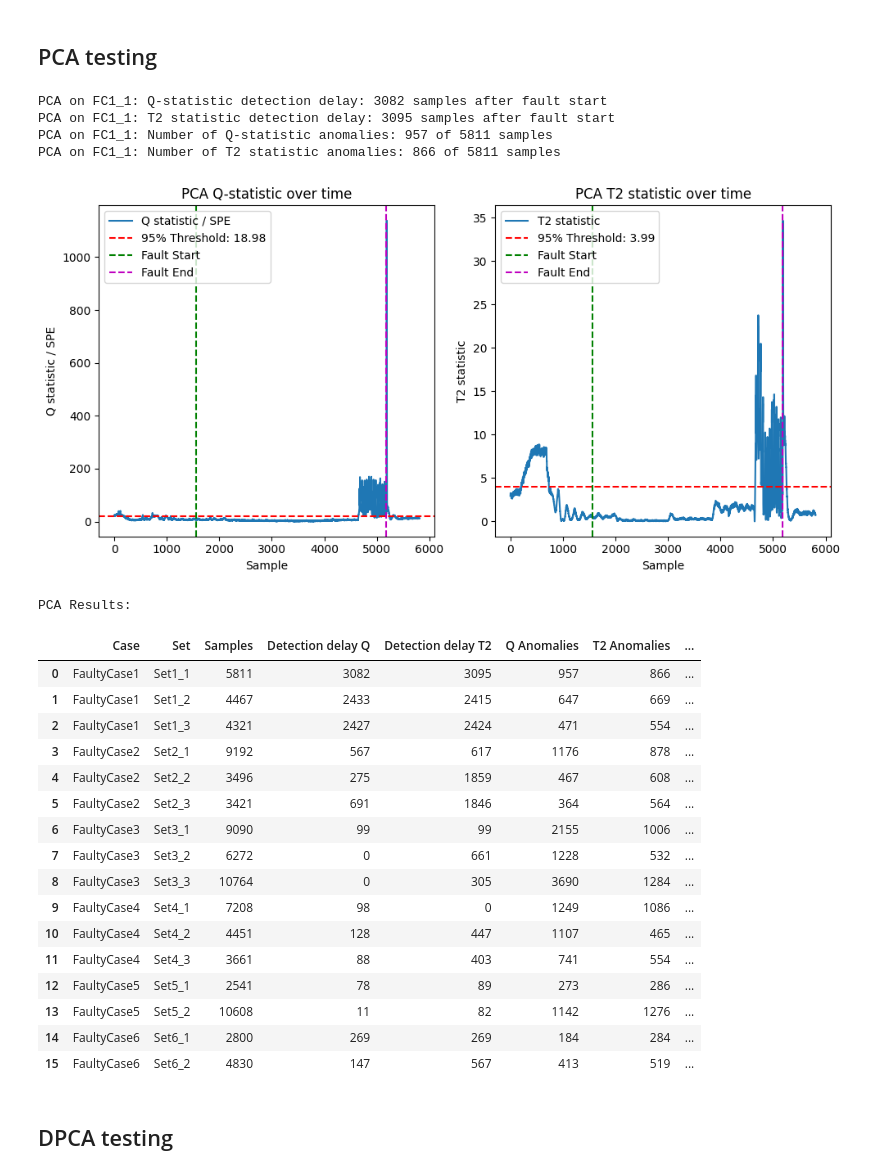
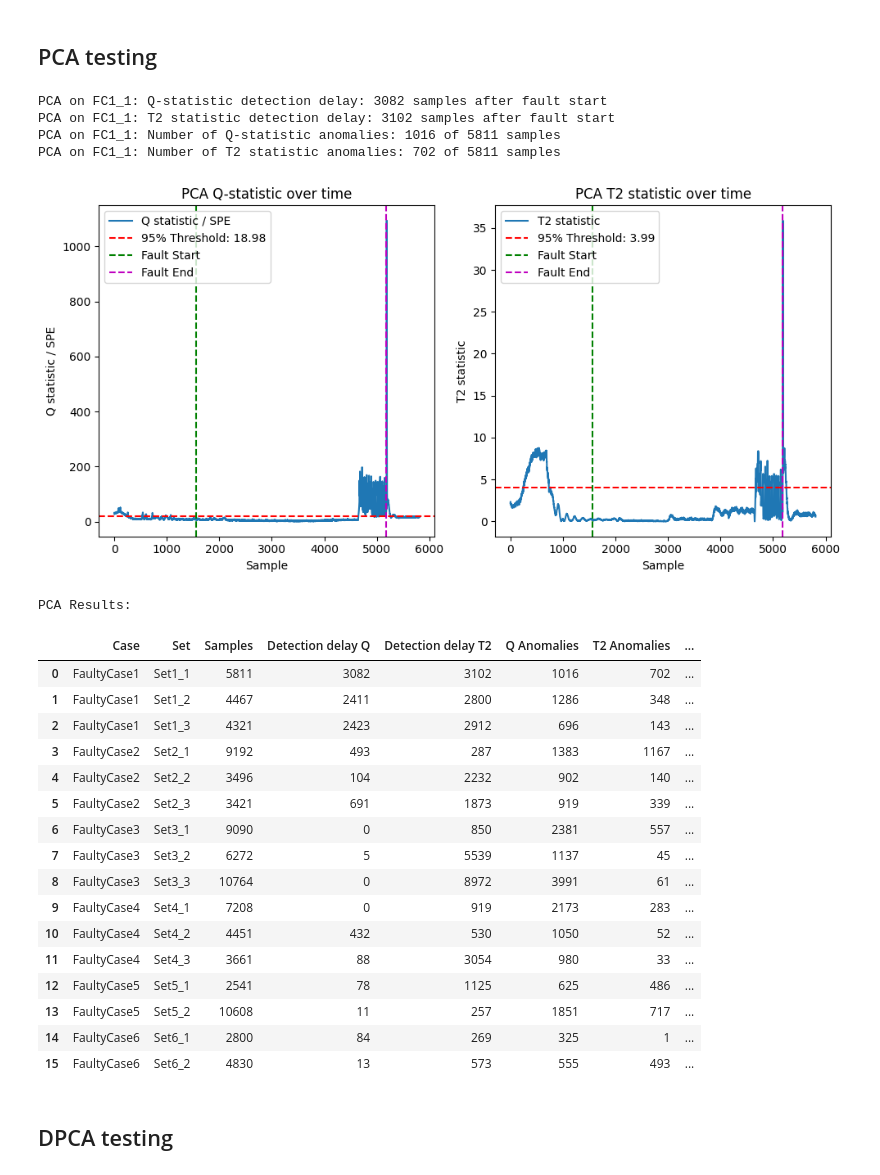
Before and after one commit to PeterAndersen-sdu/Fault-detection-project, a Jupyter notebook: main.ipynb, the cells around one changed output. Cells and saved outputs as stored; diff of their text form; code cells hidden in the pictures.

```diff
--- a/main.ipynb
+++ b/main.ipynb
@@ -137,12 +139,12 @@ Since X has been reduced down to 2 "features" in Z, that makes us able to plot t
 
 # Q-statistic
 from fdd.statistics import q_statistic
-q_train_pca = q_statistic(X, Z_pca)
+q_train_pca = q_statistic(X, Z_pca, pca_model)
 threshold_q_pca = np.percentile(q_train_pca, 95)
 
 # Hotteling's T2 statistic
 from fdd.statistics import t2_statistic
-t2_train_pca = t2_statistic(Z_pca)
+t2_train_pca = t2_statistic(Z_pca, pca_model)
 threshold_t2_pca = np.percentile(t2_train_pca, 95)
 
 # Plot Q-statistic and T2 statistic over time with thresholds
@@ -441,8 +443,8 @@ Shewhart Results:
 # A single test on FaultyCase1 Set1_1
 PCA_X_FC1_1 = fc_sets[0]['Set1_1'].sensors
 PCA_Z_FC1_1 = pca_transform(PCA_X_FC1_1, pca_model)
-PCA_q_FC1_1 = q_statistic(PCA_X_FC1_1, PCA_Z_FC1_1)
-PCA_t2_FC1_1 = t2_statistic(PCA_Z_FC1_1)
+PCA_q_FC1_1 = q_statistic(PCA_X_FC1_1, PCA_Z_FC1_1, pca_model)
+PCA_t2_FC1_1 = t2_statistic(PCA_Z_FC1_1, pca_model)
 
 # Alarms - detection delay after fault start
 fault_start = SEfc1_1[0]
@@ -457,37 +459,37 @@ print(f"PCA on FC1_1: T2 statistic detection delay: {t2_detection_delay} samples
 # How many of all samples are over the thresholds?
 n_q_anomalies = np.sum(PCA_q_FC1_1 > threshold_q_pca)
 n_t2_anomalies = np.sum(PCA_t2_FC1_1 > threshold_t2_pca)
 print(f"PCA on FC1_1: Number of Q-statistic anomalies: {n_q_anomalies} of {len(PCA_q_FC1_1)} samples")
 print(f"PCA on FC1_1: Number of T2 statistic anomalies: {n_t2_anomalies} of {len(PCA_t2_FC1_1)} samples")
 
 # Plot Q-statistic and T2 statistic over time with thresholds
 plt.figure(figsize=(10, 5))
 plt.subplot(1, 2, 1)
 plt.plot(PCA_q_FC1_1, label='Q statistic / SPE')
 plt.axhline(y=threshold_q_pca, color='r', linestyle='--', label=f'95% Threshold: {threshold_q_pca:.2f}')
 plt.axvline(x=SEfc1_1[0], color='g', linestyle='--', label='Fault Start')
 plt.axvline(x=SEfc1_1[1], color='m', linestyle='--', label='Fault End')
 plt.xlabel("Sample")
 plt.ylabel("Q statistic / SPE")
 plt.title("PCA Q-statistic over time")
 plt.legend()
 plt.subplot(1, 2, 2)
 plt.plot(PCA_t2_FC1_1, label='T2 statistic')
 plt.axhline(y=threshold_t2_pca, color='r', linestyle='--', label=f'95% Threshold: {threshold_t2_pca:.2f}')
 plt.axvline(x=SEfc1_1[0], color='g', linestyle='--', label='Fault Start')
 plt.axvline(x=SEfc1_1[1], color='m', linestyle='--', label='Fault End')
 plt.xlabel("Sample")
 plt.ylabel("T2 statistic")
 plt.title("PCA T2 statistic over time")
 plt.legend()
 plt.tight_layout()
 plt.show()
 # %% [output]
 PCA on FC1_1: Q-statistic detection delay: 3082 samples after fault start
-PCA on FC1_1: T2 statistic detection delay: 3095 samples after fault start
-PCA on FC1_1: Number of Q-statistic anomalies: 957 of 5811 samples
-PCA on FC1_1: Number of T2 statistic anomalies: 866 of 5811 samples
+PCA on FC1_1: T2 statistic detection delay: 3102 samples after fault start
+PCA on FC1_1: Number of Q-statistic anomalies: 1016 of 5811 samples
+PCA on FC1_1: Number of T2 statistic anomalies: 702 of 5811 samples
-[figure, old version]
+[figure, new version]
 # %%
 # This creates a dataframe with number of anomalies for each set in each case for both Q and T2.
 
@@ -497,8 +499,8 @@ for case_name, case_sets in zip(se_windows.keys(), fc_sets):
     for set_name, fault_window in zip(case_sets.keys(), se_windows[case_name]):
         X_fault = case_sets[set_name].sensors
         Z_fault = pca_transform(X_fault, pca_model)
-        q_fault = q_statistic(X_fault, Z_fault)
-        t2_fault = t2_statistic(Z_fault)
+        q_fault = q_statistic(X_fault, Z_fault, pca_model)
+        t2_fault = t2_statistic(Z_fault, pca_model)
 
         # detection delay after fault start
         fault_start = se_windows[case_name][set_name][0]
@@ -534,22 +536,22 @@ pca_results_df
 # %% [output]
 PCA Results:
 |  | Case | Set | Samples | Detection delay Q | Detection delay T2 | Q Anomalies | T2 Anomalies | ... |
-| 0 | FaultyCase1 | Set1_1 | 5811 | 3082 | 3095 | 957 | 866 | ... |
-| 1 | FaultyCase1 | Set1_2 | 4467 | 2433 | 2415 | 647 | 669 | ... |
-| 2 | FaultyCase1 | Set1_3 | 4321 | 2427 | 2424 | 471 | 554 | ... |
-| 3 | FaultyCase2 | Set2_1 | 9192 | 567 | 617 | 1176 | 878 | ... |
-| 4 | FaultyCase2 | Set2_2 | 3496 | 275 | 1859 | 467 | 608 | ... |
-| 5 | FaultyCase2 | Set2_3 | 3421 | 691 | 1846 | 364 | 564 | ... |
-| 6 | FaultyCase3 | Set3_1 | 9090 | 99 | 99 | 2155 | 1006 | ... |
-| 7 | FaultyCase3 | Set3_2 | 6272 | 0 | 661 | 1228 | 532 | ... |
-| 8 | FaultyCase3 | Set3_3 | 10764 | 0 | 305 | 3690 | 1284 | ... |
-| 9 | FaultyCase4 | Set4_1 | 7208 | 98 | 0 | 1249 | 1086 | ... |
-| 10 | FaultyCase4 | Set4_2 | 4451 | 128 | 447 | 1107 | 465 | ... |
-| 11 | FaultyCase4 | Set4_3 | 3661 | 88 | 403 | 741 | 554 | ... |
-| 12 | FaultyCase5 | Set5_1 | 2541 | 78 | 89 | 273 | 286 | ... |
-| 13 | FaultyCase5 | Set5_2 | 10608 | 11 | 82 | 1142 | 1276 | ... |
-| 14 | FaultyCase6 | Set6_1 | 2800 | 269 | 269 | 184 | 284 | ... |
-| 15 | FaultyCase6 | Set6_2 | 4830 | 147 | 567 | 413 | 519 | ... |
+| 0 | FaultyCase1 | Set1_1 | 5811 | 3082 | 3102 | 1016 | 702 | ... |
+| 1 | FaultyCase1 | Set1_2 | 4467 | 2411 | 2800 | 1286 | 348 | ... |
+| 2 | FaultyCase1 | Set1_3 | 4321 | 2423 | 2912 | 696 | 143 | ... |
+| 3 | FaultyCase2 | Set2_1 | 9192 | 493 | 287 | 1383 | 1167 | ... |
+| 4 | FaultyCase2 | Set2_2 | 3496 | 104 | 2232 | 902 | 140 | ... |
+| 5 | FaultyCase2 | Set2_3 | 3421 | 691 | 1873 | 919 | 339 | ... |
+| 6 | FaultyCase3 | Set3_1 | 9090 | 0 | 850 | 2381 | 557 | ... |
+| 7 | FaultyCase3 | Set3_2 | 6272 | 5 | 5539 | 1137 | 45 | ... |
+| 8 | FaultyCase3 | Set3_3 | 10764 | 0 | 8972 | 3991 | 61 | ... |
+| 9 | FaultyCase4 | Set4_1 | 7208 | 0 | 919 | 2173 | 283 | ... |
+| 10 | FaultyCase4 | Set4_2 | 4451 | 432 | 530 | 1050 | 52 | ... |
+| 11 | FaultyCase4 | Set4_3 | 3661 | 88 | 3054 | 980 | 33 | ... |
+| 12 | FaultyCase5 | Set5_1 | 2541 | 78 | 1125 | 625 | 486 | ... |
+| 13 | FaultyCase5 | Set5_2 | 10608 | 11 | 257 | 1851 | 717 | ... |
+| 14 | FaultyCase6 | Set6_1 | 2800 | 84 | 269 | 325 | 1 | ... |
+| 15 | FaultyCase6 | Set6_2 | 4830 | 13 | 573 | 555 | 493 | ... |
 # %%
 # # This plots Q and T2 statistics for all sets in all cases
 
```
Also changed, not shown: parts of 6 cells of this notebook.
